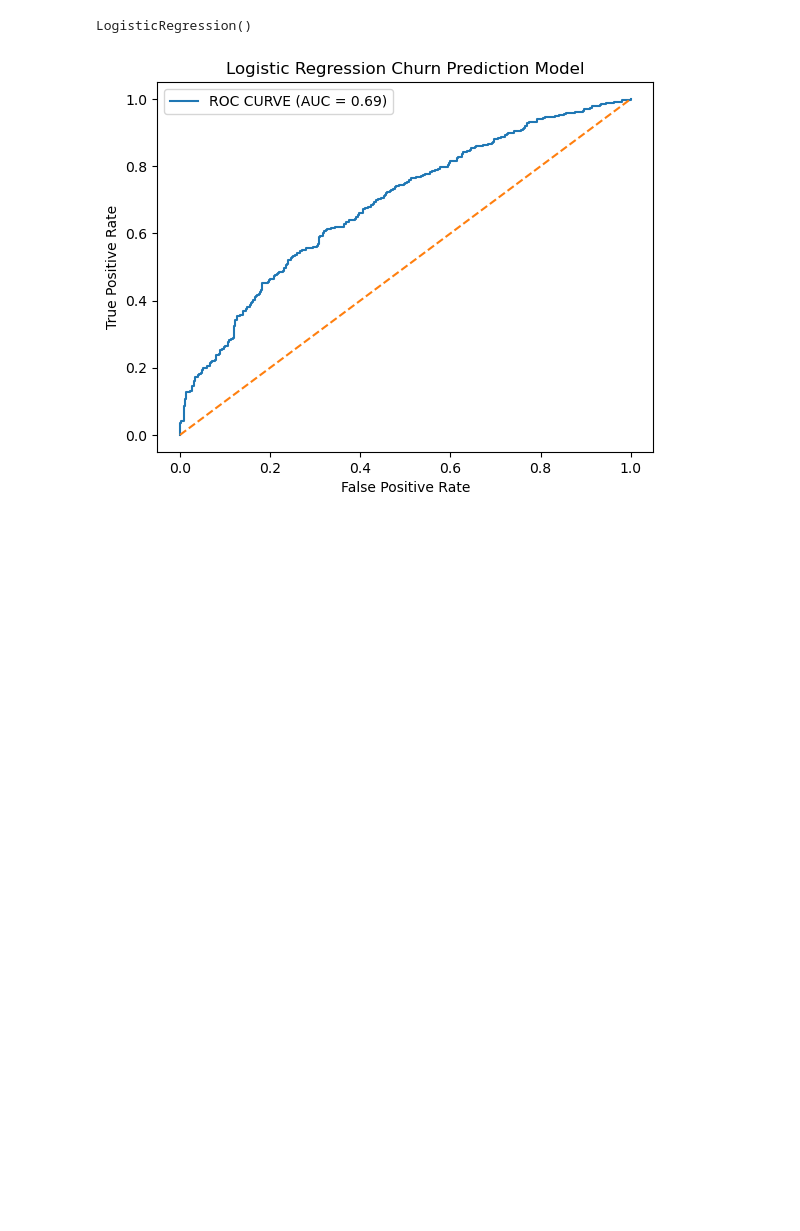
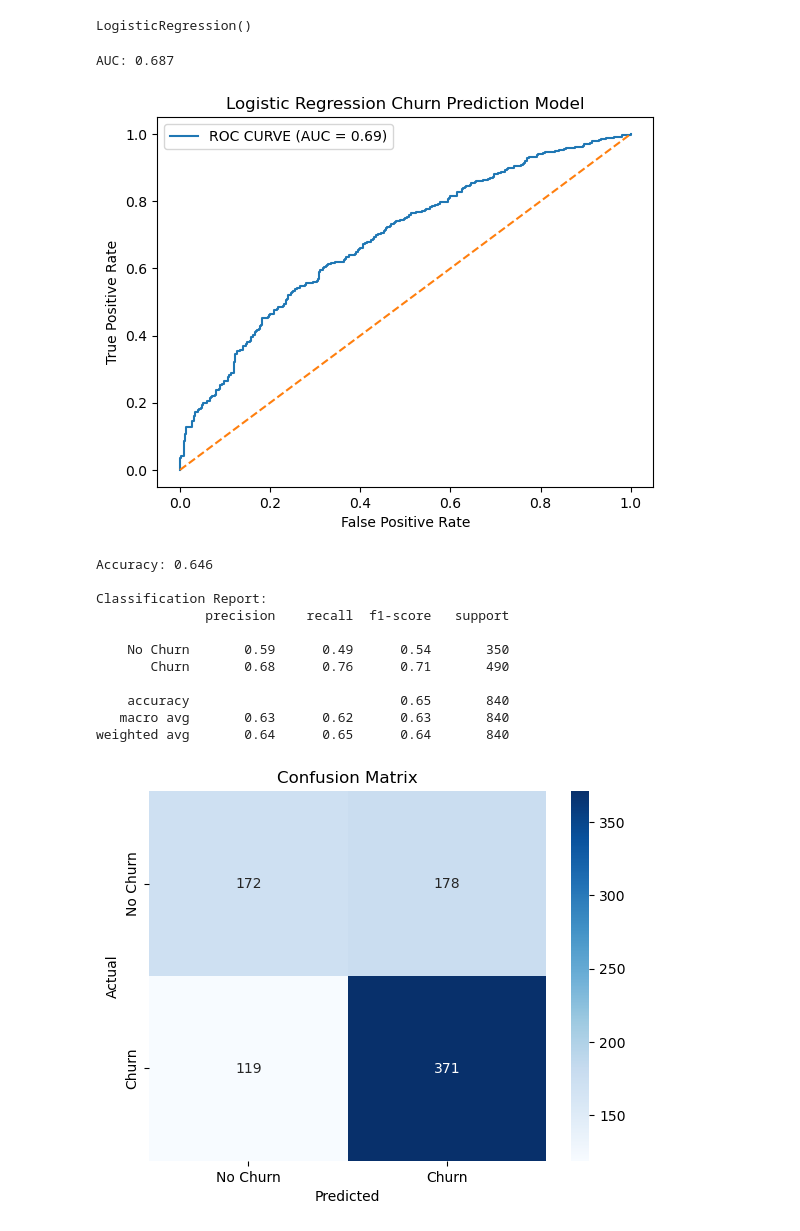
Before and after one commit to jasondchew/customer-churn-risk-analysis, a Jupyter notebook: churn_analysis_logistic_reg.ipynb, the cells around one changed output. Drawn from its saved outputs; the diff is of its cells as text; code cells hidden in the pictures; blank space fills up the shorter version.

```diff
--- a/churn_analysis_logistic_reg.ipynb
+++ b/churn_analysis_logistic_reg.ipynb
@@ -52,10 +61,12 @@ model.fit(X_train, y_train) # Train the logistic regression model
 # %% [output]
 LogisticRegression()
 # %%
-y_prob = model.predict_proba(X_test)[:,1] # Predict churn probability
+y_pred = model.predict(X_test_scaled) # Predict churn class (0/1)
+y_prob = model.predict_proba(X_test_scaled)[:,1] # Predict churn probability
 # %%
 fpr, tpr, thresholds = roc_curve(y_test, y_prob)
 roc_auc = auc(fpr, tpr)
+print(f"AUC: {roc_auc:.3f}")
 
 plt.figure()
 plt.plot(fpr, tpr, label="ROC CURVE (AUC = %0.2f)" % roc_auc)
@@ -74,7 +85,34 @@ plt.title("Logistic Regression Churn Prediction Model")
 plt.legend()
 plt.show() # Create Receiver Operator Characteristic (ROC) Curve
 # %% [output]
+AUC: 0.687
 [figure]
+# %%
+# Model performance at the default 0.5 threshold
+print(f"Accuracy: {accuracy_score(y_test, y_pred):.3f}\n")
+print("Classification Report:")
+print(classification_report(y_test, y_pred, target_names=["No Churn", "Churn"]))
+
+cm = confusion_matrix(y_test, y_pred)
+sns.heatmap(cm, annot=True, fmt="d", cmap="Blues",
+            xticklabels=["No Churn", "Churn"], yticklabels=["No Churn", "Churn"])
+plt.xlabel("Predicted")
+plt.ylabel("Actual")
+plt.title("Confusion Matrix")
+plt.show()
+# %% [output]
+Accuracy: 0.646
+
+Classification Report:
+              precision    recall  f1-score   support
+
+    No Churn       0.59      0.49      0.54       350
+       Churn       0.68      0.76      0.71       490
+
+    accuracy                           0.65       840
+   macro avg       0.63      0.62      0.63       840
+weighted avg       0.64      0.65      0.64       840
+[figure, added]
 # %%
 coefficients = pd.DataFrame({
     "Feature": X.columns,
```
Also changed, not shown: parts of 6 cells of this notebook, 3 other files.
